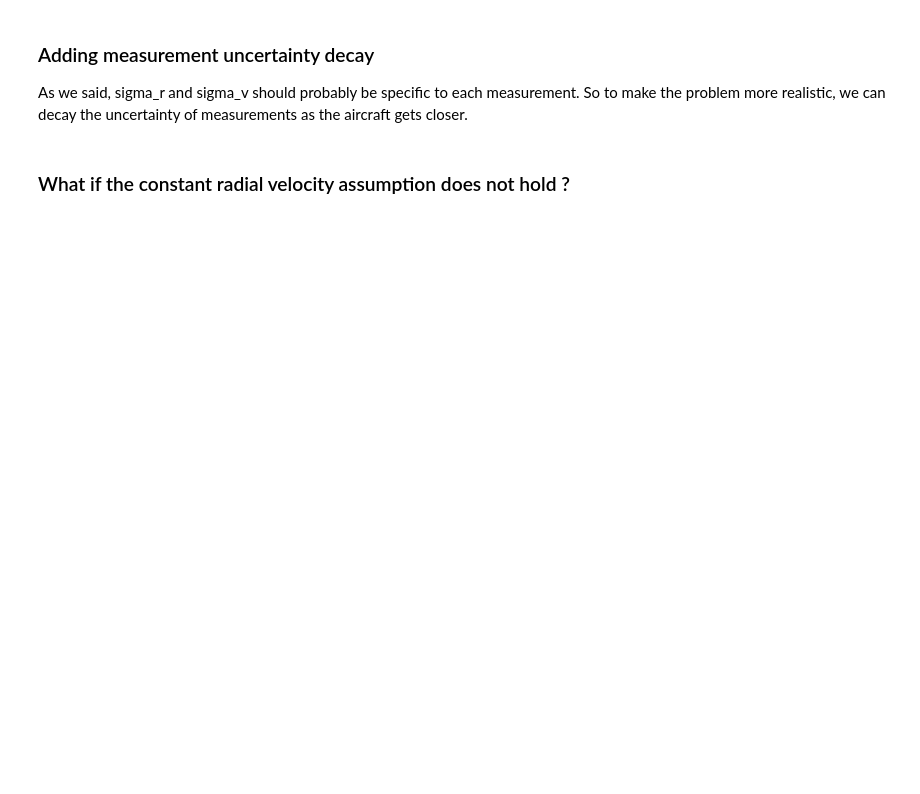
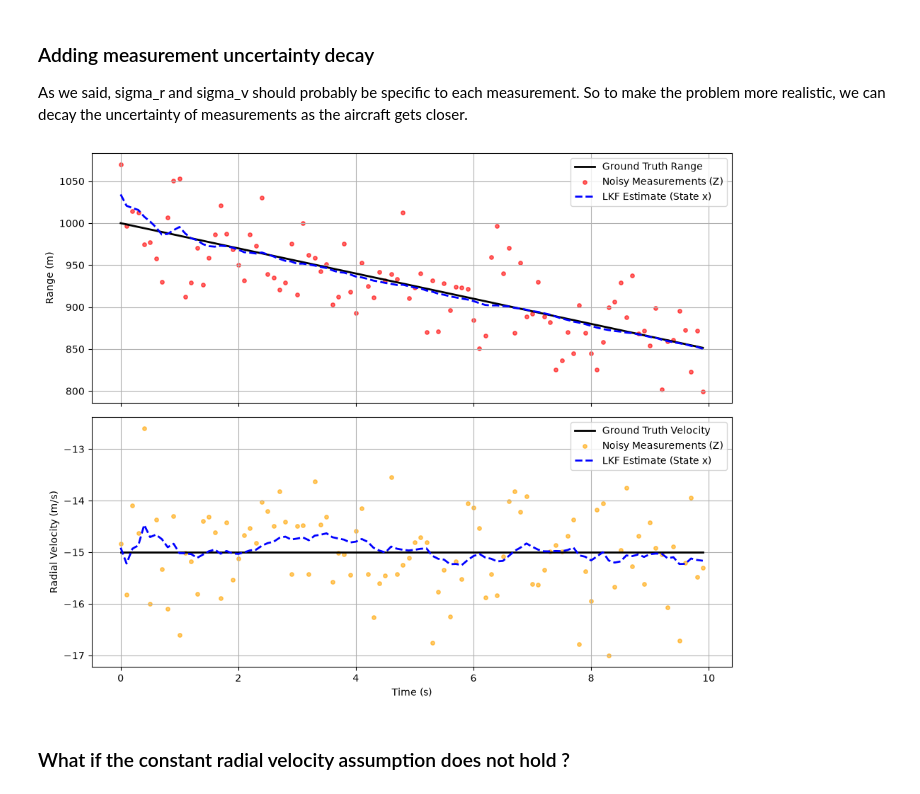
Before and after one commit to soldee/kalman-training, a Jupyter notebook: kalman.ipynb, the cells around one changed output. Drawn from its saved outputs; the diff is of its cells as text; code cells hidden in the pictures; blank space fills up the shorter version.

Commit message:
added uncertainty decay based on range to standard kalman filter example

```diff
--- a/kalman.ipynb
+++ b/kalman.ipynb
@@ -257,0 +275,19 @@ As we said, sigma_r and sigma_v should probably be specific to each measurement.
+# %%
+# one measurement uncertainty per measurement
+# uncertainty decreases linearlywith the following formulas (invented by me, not physically relevant):
+#   sigma_r = r * 0.03 + 8
+#   sigma_v = r * 0.0005 + 0.4
+
+measurements_r = np.zeros(N)
+measurements_v = np.zeros(N)
+sigma_r = np.zeros(N)
+sigma_v = np.zeros(N)
+
+for i in range(N):
+    sigma_r_i = gt_r[i]*0.03+8
+    sigma_v_i = gt_r[i]*0.0005+0.4
+
+    sigma_r[i] = sigma_r_i
+    sigma_v[i] = sigma_v_i
+    measurements_r[i] = gt_r[i] + np.random.normal(0, sigma_r_i)
+    measurements_v[i] = gt_v[i] + np.random.normal(0, sigma_v_i)
@@ -258,2 +328,19 @@ As we said, sigma_r and sigma_v should probably be specific to each measurement.
+# %%
+kf = LKF()
+
+kf_r = np.zeros(N)
+kf_v = np.zeros(N)
+
+for i in range(N):
+    kf.predict()
+    x = kf.update(np.array([[measurements_r[i]], [measurements_v[i]]]), i)
+
+    r, v = x[0,0], x[1,0]
+    kf_r[i] = r
+    kf_v[i] = v
+# %%
+plot_lkf(t, gt_r, gt_v, kf_r, kf_v)
+# %% [output]
+[figure, added]
 # %% [markdown]
 ### What if the constant radial velocity assumption does not hold ?
```
Also changed, not shown: parts of 4 cells of this notebook.
